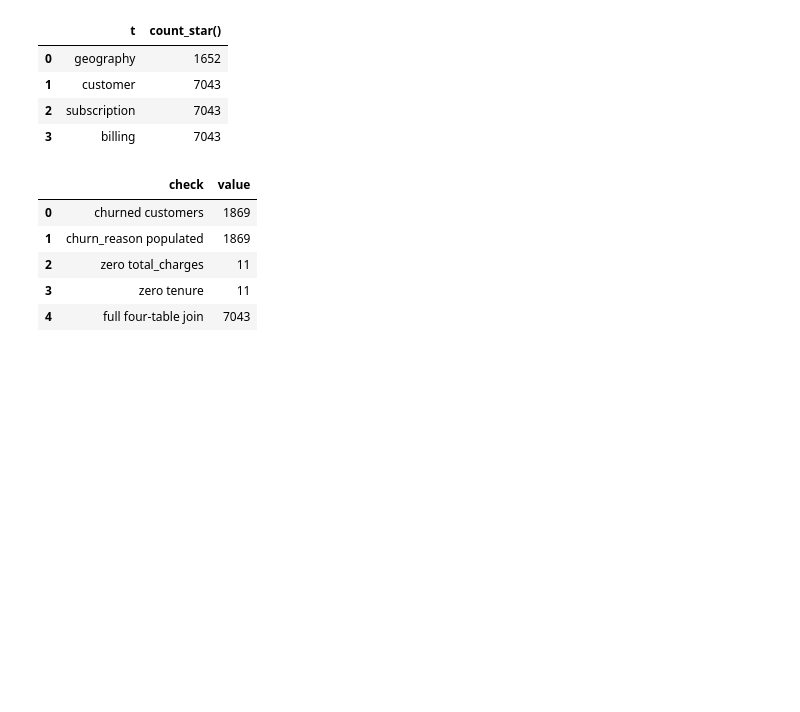
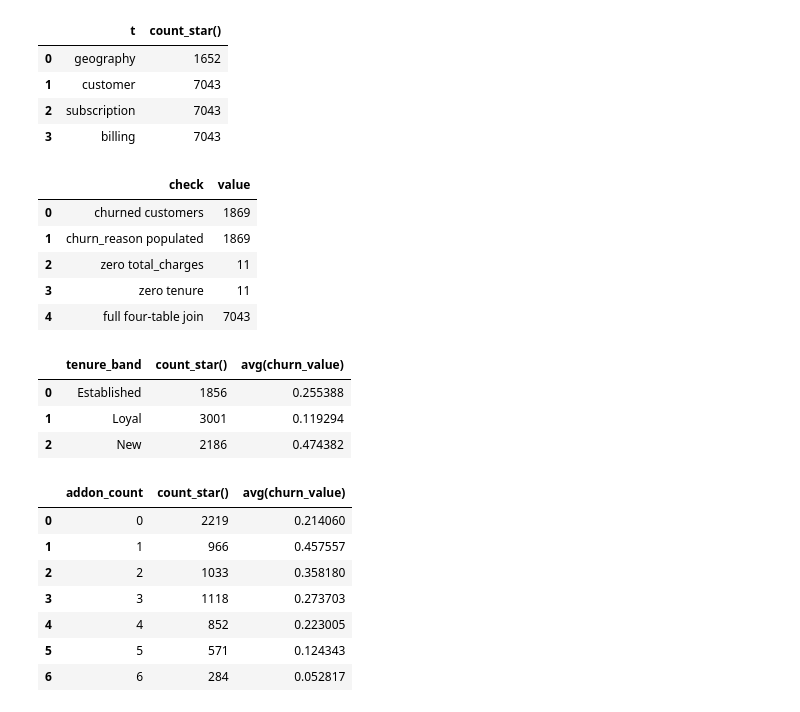
Before and after one commit to MainDevWork/Customer_Lifetime_Value_Churn_Prediction, a Jupyter notebook: ipynb/02_schema_build.ipynb, the cells around one changed output. Saved outputs shown, nothing was run; the diff lists cells and outputs as text; code cells hidden in the pictures; blank space fills up the shorter version.

```diff
--- a/ipynb/02_schema_build.ipynb
+++ b/ipynb/02_schema_build.ipynb
@@ -147,3 +147,23 @@ con.execute("""
 | 2 | zero total_charges | 11 |
 | 3 | zero tenure | 11 |
 | 4 | full four-table join | 7043 |
+# %%
+con.execute(open("../sql/03_features.sql").read())
+con.execute("SELECT tenure_band, COUNT(*), AVG(churn_value) FROM vw_customer_features GROUP BY 1 ORDER BY 1").df()
+# %% [output]
+|  | tenure_band | count_star() | avg(churn_value) |
+| 0 | Established | 1856 | 0.255388 |
+| 1 | Loyal | 3001 | 0.119294 |
+| 2 | New | 2186 | 0.474382 |
+# %%
+con.execute(open("../sql/03_features.sql").read())
+con.execute("SELECT addon_count, COUNT(*), AVG(churn_value) FROM vw_customer_features GROUP BY 1 ORDER BY 1").df()
+# %% [output]
+|  | addon_count | count_star() | avg(churn_value) |
+| 0 | 0 | 2219 | 0.214060 |
+| 1 | 1 | 966 | 0.457557 |
+| 2 | 2 | 1033 | 0.358180 |
+| 3 | 3 | 1118 | 0.273703 |
+| 4 | 4 | 852 | 0.223005 |
+| 5 | 5 | 571 | 0.124343 |
+| 6 | 6 | 284 | 0.052817 |
```
Also changed, not shown: parts of 1 cell of this notebook, 1 other file.
